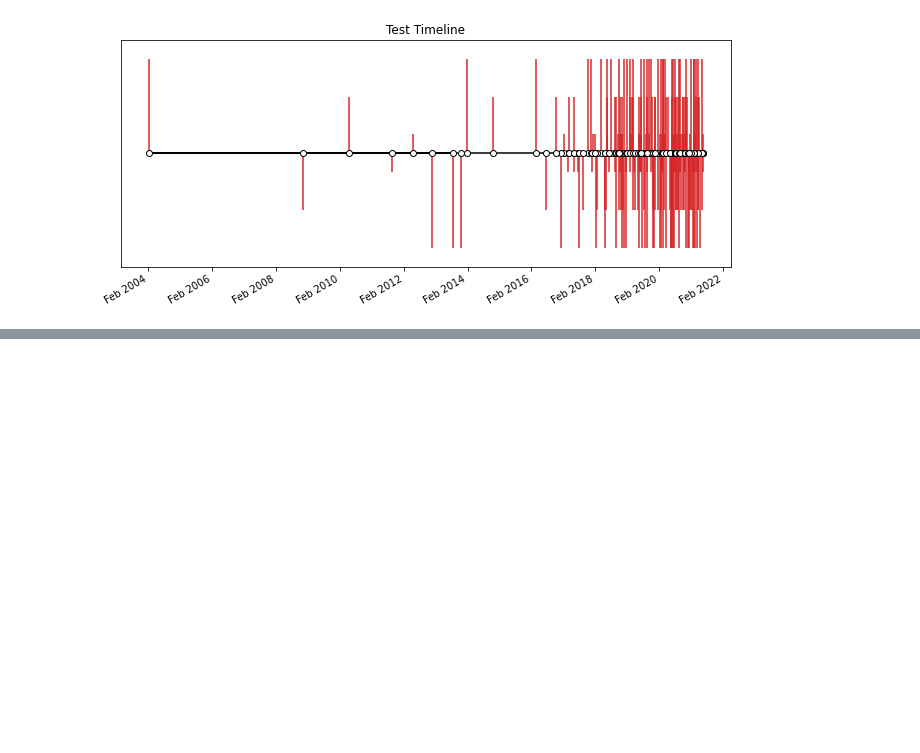
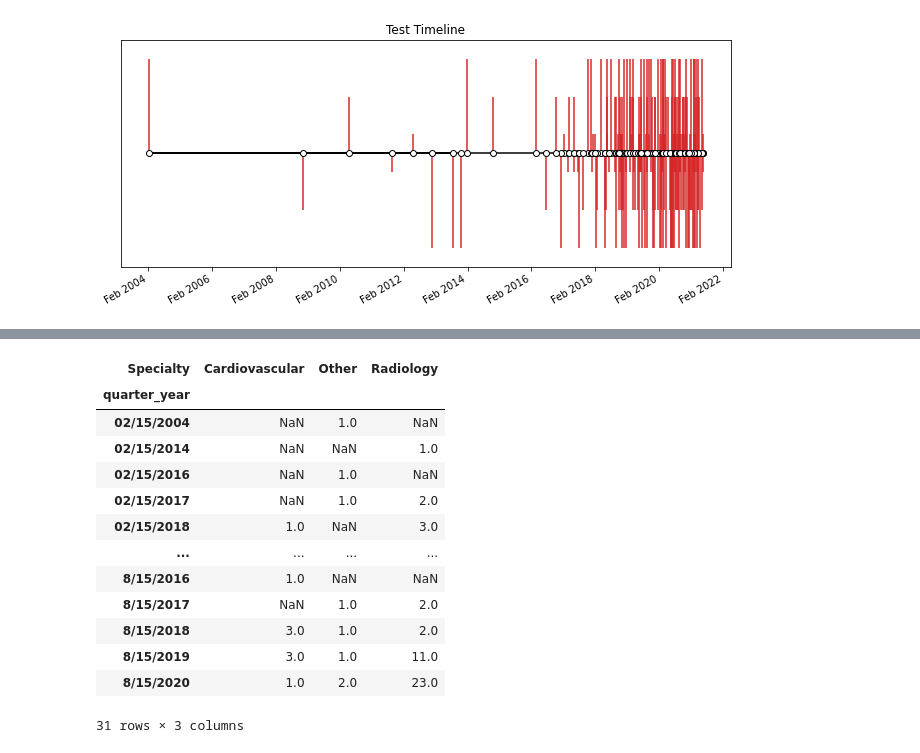
Before and after one commit to jamesjisu/Medical-AI, a Jupyter notebook: Local Analysis.ipynb, the cells around one changed output, grey strips where cells are left out. Cells and saved outputs as stored; diff of their text form; code cells hidden in the pictures; blank space fills up the shorter version.

```diff
--- a/Local Analysis.ipynb
+++ b/Local Analysis.ipynb
@@ -96,5 +82,5 @@ Name: Specialty, dtype: int64
 # %%
-df['month_year'] = df['Date'].apply(lambda x: x.split('/')[0] + '/' + x.split('/')[2])
+df['month_year'] = df['Date'].apply(lambda x: x.split('/')[0] + '/15/' + x.split('/')[2])
 # %%
 df['quarter_year'] = df['month_year'].apply(quarter_parse)
 # %%
@@ -109,0 +157,19 @@ def quarter_parse(x):
+# %%
+vdf = df[['quarter_year', 'Specialty']].value_counts()
+# %%
+vdf.unstack('Specialty')
+# %% [output]
+| Specialty | Cardiovascular | Other | Radiology |
+| quarter_year |  |  |  |
+| 02/15/2004 | NaN | 1.0 | NaN |
+| 02/15/2014 | NaN | NaN | 1.0 |
+| 02/15/2016 | NaN | 1.0 | NaN |
+| 02/15/2017 | NaN | 1.0 | 2.0 |
+| 02/15/2018 | 1.0 | NaN | 3.0 |
+| ... | ... | ... | ... |
+| 8/15/2016 | 1.0 | NaN | NaN |
+| 8/15/2017 | NaN | 1.0 | 2.0 |
+| 8/15/2018 | 3.0 | 1.0 | 2.0 |
+| 8/15/2019 | 3.0 | 1.0 | 11.0 |
+| 8/15/2020 | 1.0 | 2.0 | 23.0 |
+31 rows × 3 columns
```
Also changed, not shown: parts of 18 cells of this notebook, 6 other files.
